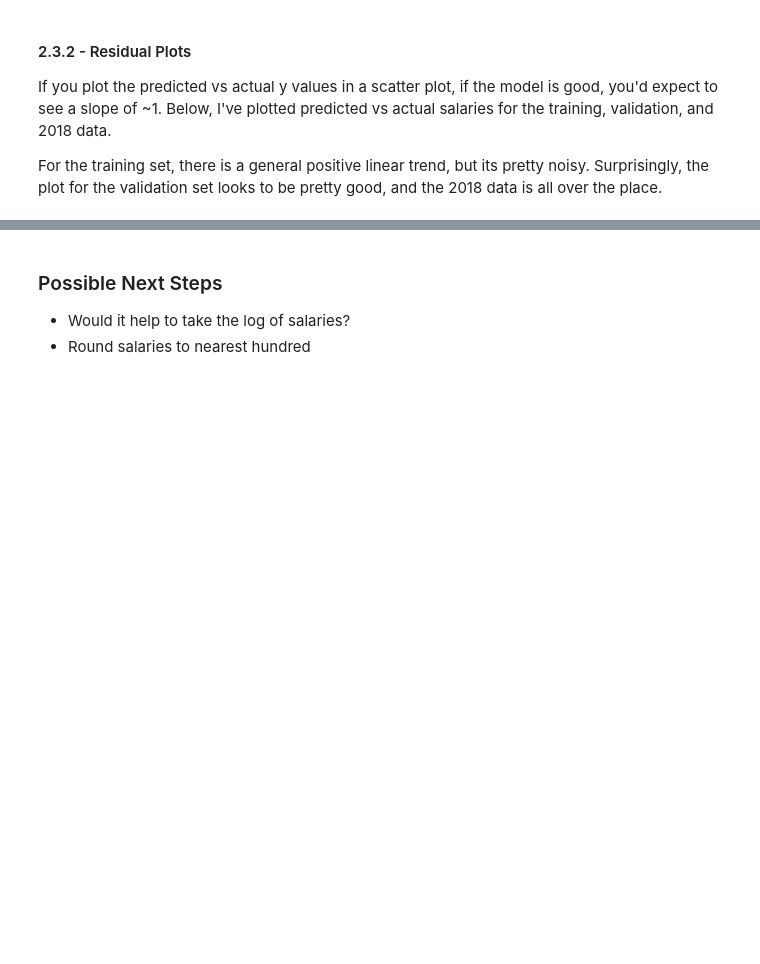
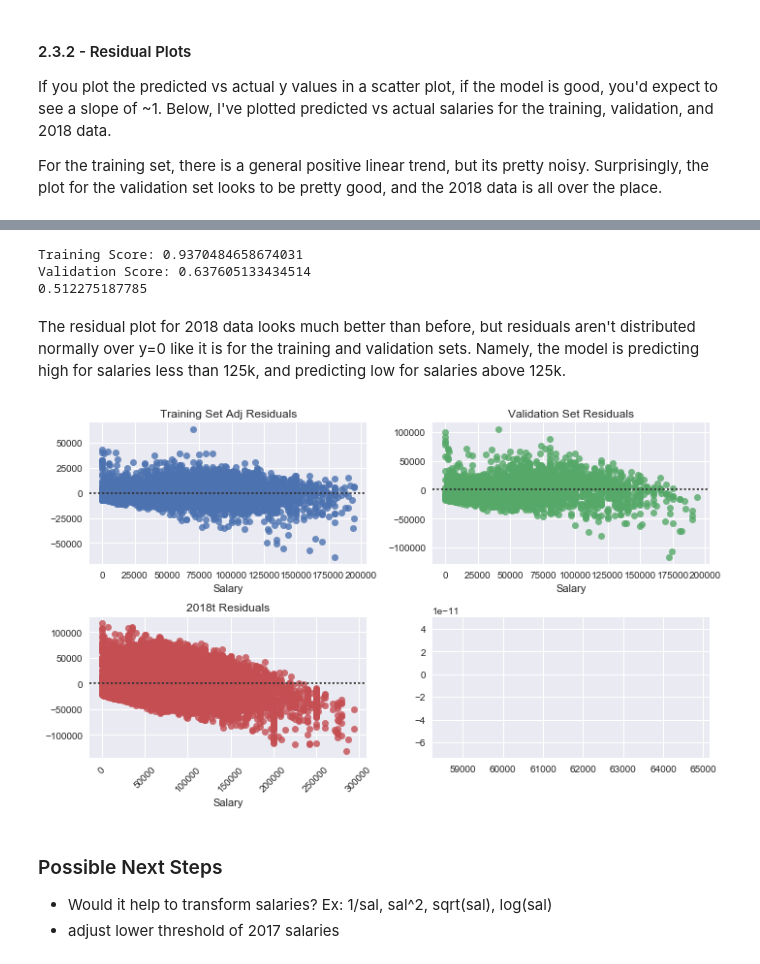
Before and after one commit to yscyang1/Predicting_Salaries_SO, a Jupyter notebook: Predicting Salaries from Stack Overflow Data.ipynb, the cells around one changed output, grey strips where cells are left out. Drawn from its saved outputs; the diff is of its cells as text; code cells hidden in the pictures; blank space fills up the shorter version.

```diff
--- a/Predicting Salaries from Stack Overflow Data.ipynb
+++ b/Predicting Salaries from Stack Overflow Data.ipynb
@@ -289,0 +314,3 @@ axis3.set_title('2018t Residuals')
+# %%
+df_2017_adj = pd.read_feather('tmp/df_2017_5lower')
+df_2018_adj = pd.read_feather('tmp/df_2018_5lower')
@@ -290,4 +331,46 @@ axis3.set_title('2018t Residuals')
+# %%
+df_2017_adjkeep, df_2018_adjkeep, train, val, test = process_df(df_2017_adj, df_2018_adj)
+# %%
+X_train_adj = train.drop(['Salary'], axis = 1)
+X_val_adj = val.drop(['Salary'], axis = 1)
+X_test_adj = test.drop(['Salary'], axis = 1)
+
+y_train_adj = train['Salary']
+y_val_adj = val['Salary']
+y_test_adj = test['Salary']
+
+X_2018_adj = df_2018_adjkeep.drop('Salary', axis = 1)
+y_2018_adj = df_2018_adjkeep['Salary']
+# %%
+rf_adj = RandomForestRegressor(n_jobs=-1)
+rf_adj.fit(X_train_adj, y_train_adj)
+print_score(rf_adj, X_train_adj, y_train_adj, X_val_adj, y_val_adj)
+print(metrics.r2_score(y_2018_adj, rf_adj.predict(X_2018_adj)))
+# %% [output]
+Training Score: 0.9370484658674031
+Validation Score: 0.637605133434514
+0.512275187785
+# %% [markdown]
+The residual plot for 2018 data looks much better than before, but residuals aren't distributed normally over y=0 like it is for the training and validation sets.  Namely, the model is predicting high for salaries less than 125k, and predicting low for salaries above 125k.
+# %%
+fig, ((axis1, axis2), (axis3, axis4)) = plt.subplots(2,2,figsize=(10,6))
+
+sns.residplot(x = y_train_adj, y = rf_adj.predict(X_train_adj),ax = axis1)
+axis1.set_title('Training Set Adj Residuals')
+
+sns.residplot(x = y_val_adj, y = rf_adj.predict(X_val_adj), ax = axis2)
+axis2.set_title('Validation Set Residuals')
+
+sns.residplot(x = y_2018_adj, y = rf_adj.predict(X_2018), ax = axis3)
+axis3.set_title('2018t Residuals')
+
+for ticks in axis3.get_xticklabels():
+    ticks.set_rotation(45)
+
+fig.tight_layout()
+# %% [output]
+[figure, added]
 # %% [markdown]
 ### Possible Next Steps
--  Would it help to take the log of salaries?
--  Round salaries to nearest hundred
+-  Would it help to transform salaries?  Ex: 1/sal, sal^2, sqrt(sal), log(sal)
+-  adjust lower threshold of 2017 salaries
```
Also changed, not shown: parts of 8 cells of this notebook, 1 other file.
